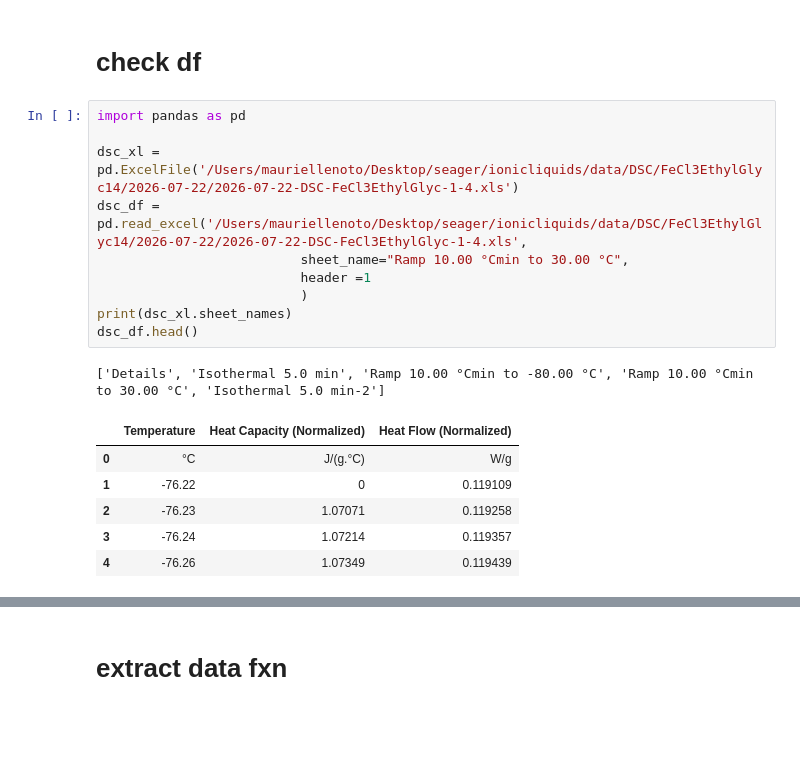
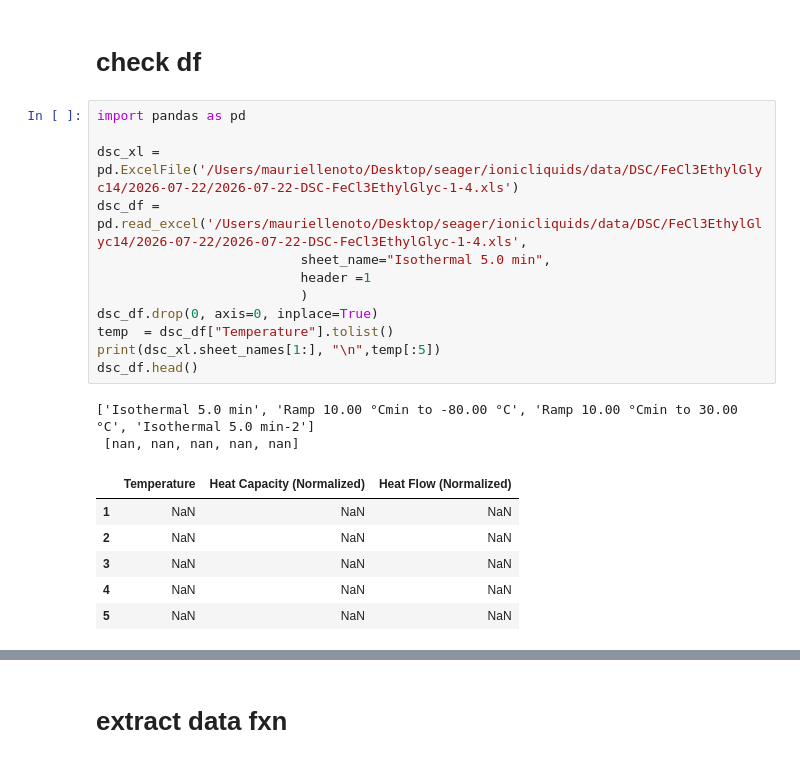
Before and after one commit to maurielle-noto/ionic-liquid-characterization, a Jupyter notebook: dsc.ipynb, the cells around one changed output, grey strips where cells are left out. Cells and saved outputs as stored; diff of their text form; blank space fills up the shorter version.

```diff
--- a/dsc.ipynb
+++ b/dsc.ipynb
@@ -5,18 +5,21 @@ import pandas as pd
 # %%
 import pandas as pd
 
 dsc_xl = pd.ExcelFile('/Users/mauriellenoto/Desktop/seager/ionicliquids/data/DSC/FeCl3EthylGlyc14/2026-07-22/2026-07-22-DSC-FeCl3EthylGlyc-1-4.xls')
 dsc_df = pd.read_excel('/Users/mauriellenoto/Desktop/seager/ionicliquids/data/DSC/FeCl3EthylGlyc14/2026-07-22/2026-07-22-DSC-FeCl3EthylGlyc-1-4.xls',
-                          sheet_name="Ramp 10.00 °Cmin to 30.00 °C",
+                          sheet_name="Isothermal 5.0 min",
                           header =1
                           )
-print(dsc_xl.sheet_names)
+dsc_df.drop(0, axis=0, inplace=True)
+temp  = dsc_df["Temperature"].tolist()
+print(dsc_xl.sheet_names[1:], "\n",temp[:5])
 dsc_df.head()
 # %% [output]
-['Details', 'Isothermal 5.0 min', 'Ramp 10.00 °Cmin to -80.00 °C', 'Ramp 10.00 °Cmin to 30.00 °C', 'Isothermal 5.0 min-2']
+['Isothermal 5.0 min', 'Ramp 10.00 °Cmin to -80.00 °C', 'Ramp 10.00 °Cmin to 30.00 °C', 'Isothermal 5.0 min-2']
+ [nan, nan, nan, nan, nan]
 |  | Temperature | Heat Capacity (Normalized) | Heat Flow (Normalized) |
-| 0 | °C | J/(g.°C) | W/g |
-| 1 | -76.22 | 0 | 0.119109 |
-| 2 | -76.23 | 1.07071 | 0.119258 |
-| 3 | -76.24 | 1.07214 | 0.119357 |
-| 4 | -76.26 | 1.07349 | 0.119439 |
+| 1 | NaN | NaN | NaN |
+| 2 | NaN | NaN | NaN |
+| 3 | NaN | NaN | NaN |
+| 4 | NaN | NaN | NaN |
+| 5 | NaN | NaN | NaN |
```
Also changed, not shown: parts of 4 cells of this notebook, 1 other file.
